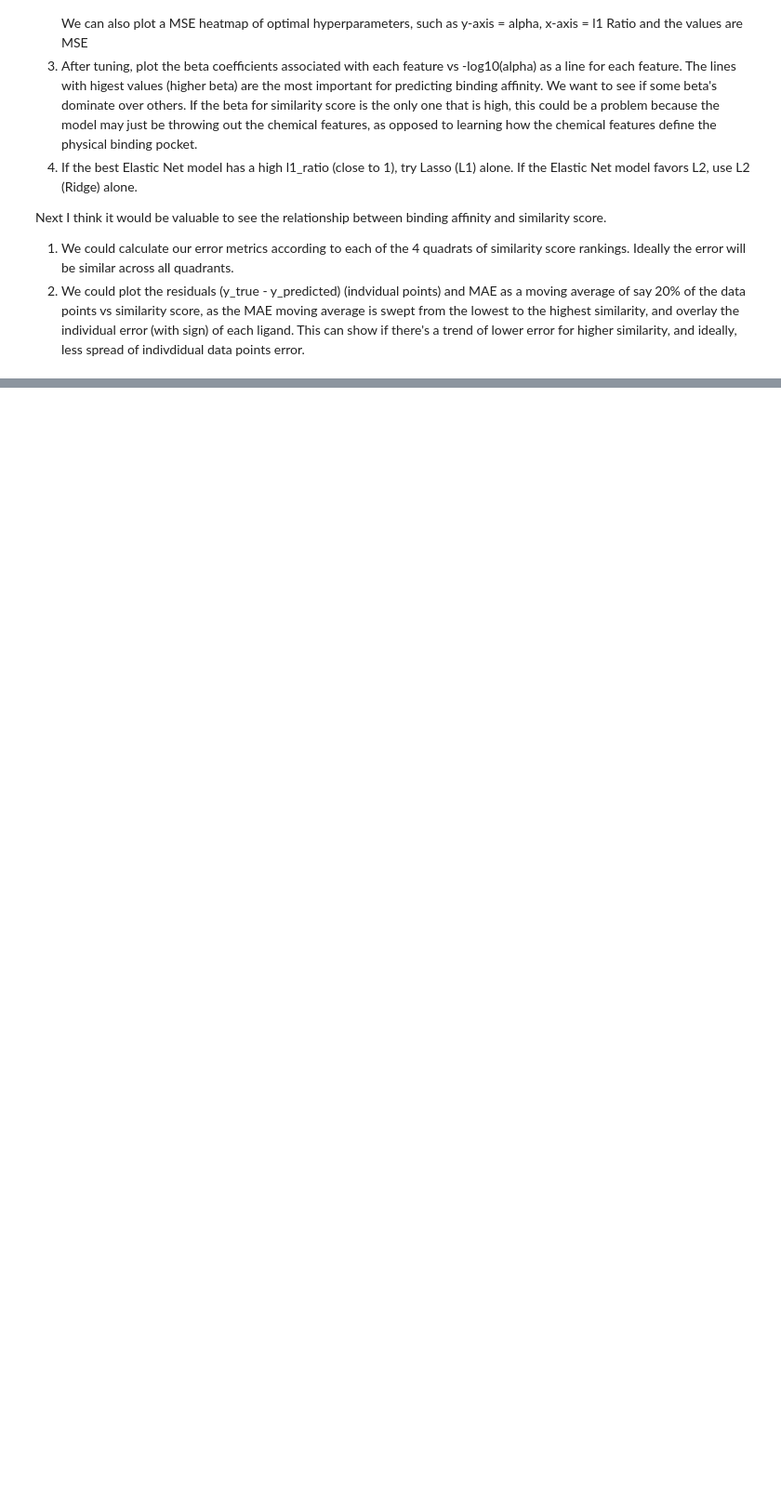
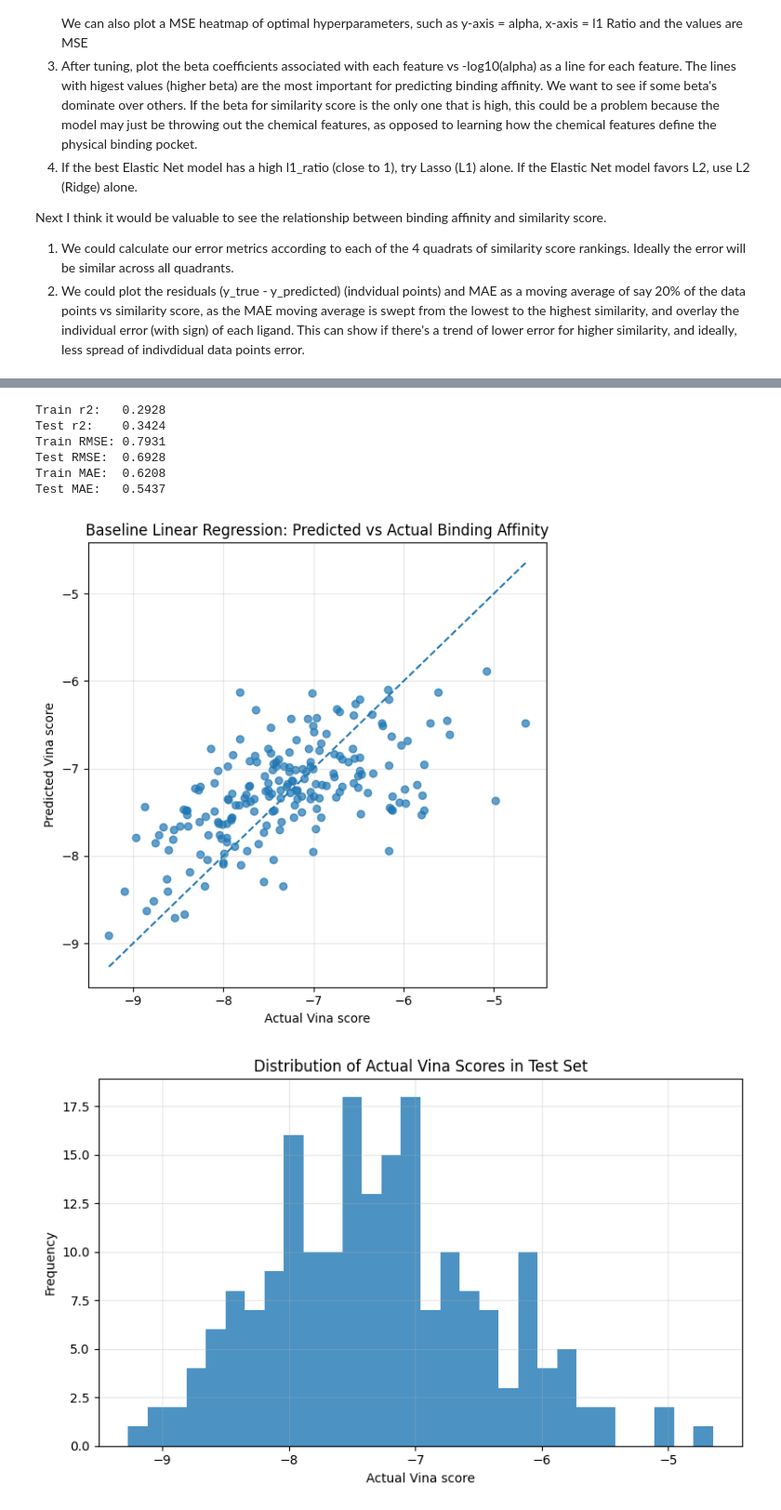
Before and after one commit to sibhi-sakthivel/chem277a-final-project, a Jupyter notebook: Project2_Chem277A_v5.ipynb, the cells around one changed output, grey strips where cells are left out. Shown at 93% size. Drawn from its saved outputs; the diff is of its cells as text; code cells hidden in the pictures; blank space fills up the shorter version.

Commit message:
binding affinity lin reg + regularization

```diff
--- a/Project2_Chem277A_v5.ipynb
+++ b/Project2_Chem277A_v5.ipynb
@@ -2704,0 +2929,76 @@ print(f"Optimal L1 Ratio: {model_cv.l1_ratio_}")
+# %%
+# Phase 7.C.1 — Baseline Linear Regression
+
+linreg = LinearRegression()
+linreg.fit(X_train_scaled, y_train)
+
+y_train_pred = linreg.predict(X_train_scaled)
+y_test_pred = linreg.predict(X_test_scaled)
+
+r2_train = r2_score(y_train, y_train_pred)
+r2_test = r2_score(y_test, y_test_pred)
+
+rmse_train = np.sqrt(mean_squared_error(y_train, y_train_pred))
+rmse_test = np.sqrt(mean_squared_error(y_test, y_test_pred))
+
+mae_train = mean_absolute_error(y_train, y_train_pred)
+mae_test = mean_absolute_error(y_test, y_test_pred)
+
+print(f"Train r2:   {r2_train:.4f}")
+print(f"Test r2:    {r2_test:.4f}")
+print(f"Train RMSE: {rmse_train:.4f}")
+print(f"Test RMSE:  {rmse_test:.4f}")
+print(f"Train MAE:  {mae_train:.4f}")
+print(f"Test MAE:   {mae_test:.4f}")
+# %% [output]
+Train r2:   0.2928
+Test r2:    0.3424
+Train RMSE: 0.7931
+Test RMSE:  0.6928
+Train MAE:  0.6208
+Test MAE:   0.5437
+# %%
+# Phase 7.C.2 — Baseline diagnostic plots
+
+test_residuals = y_test - y_test_pred
+
+# Predicted vs actual
+plt.figure(figsize=(6, 6))
+plt.scatter(y_test, y_test_pred, alpha=0.7)
+
+min_val = min(y_test.min(), y_test_pred.min())
+max_val = max(y_test.max(), y_test_pred.max())
+plt.plot([min_val, max_val], [min_val, max_val], linestyle="--")
+
+plt.xlabel("Actual Vina score")
+plt.ylabel("Predicted Vina score")
+plt.title("Baseline Linear Regression: Predicted vs Actual Binding Affinity")
+plt.grid(True, alpha=0.3)
+plt.tight_layout()
+plt.show()
+
+
+# Distribution of actual binding affinity values in test set
+plt.figure(figsize=(8, 5))
+plt.hist(y_test, bins=30, alpha=0.8)
+plt.xlabel("Actual Vina score")
+plt.ylabel("Frequency")
+plt.title("Distribution of Actual Vina Scores in Test Set")
+plt.grid(True, alpha=0.3)
+plt.tight_layout()
+plt.show()
+
+
+# Residual histogram
+plt.figure(figsize=(8, 5))
+plt.hist(test_residuals, bins=30, alpha=0.8)
+plt.axvline(0, linewidth=1)
+plt.xlabel("Residual: actual - predicted Vina score")
+plt.ylabel("Frequency")
+plt.title("Baseline Linear Regression Residuals")
+plt.grid(True, alpha=0.3)
+plt.tight_layout()
+plt.show()
+# %% [output]
+[figure, added]
+[figure, added]
```
Also changed, not shown: parts of 46 cells of this notebook.
